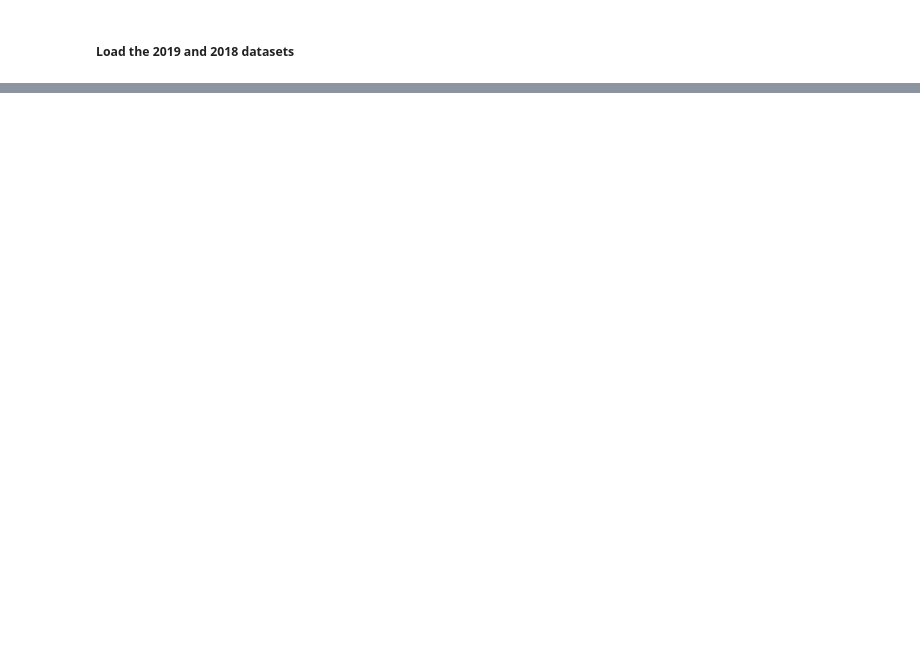
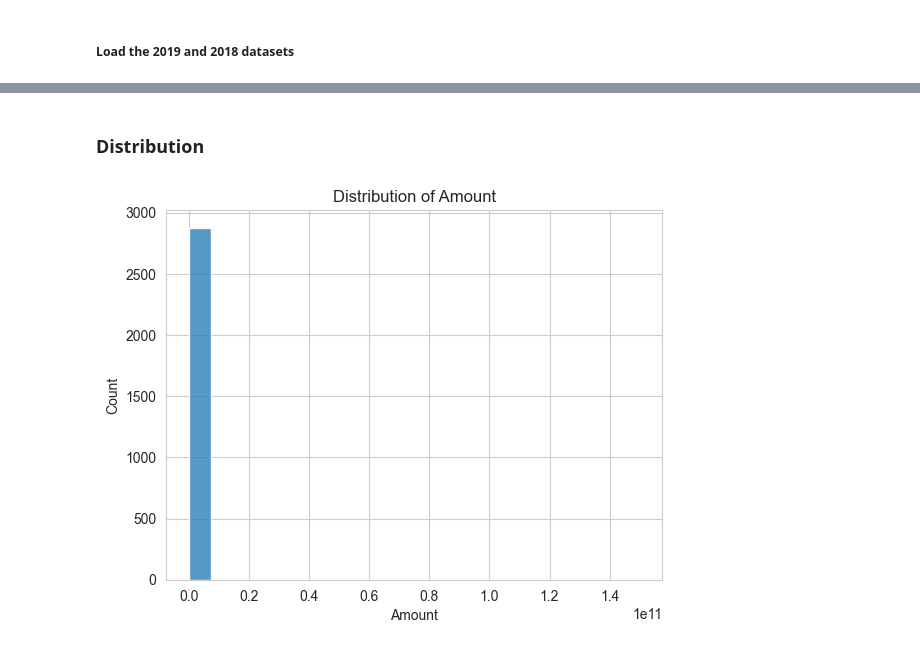
Before and after one commit to noemie-wanjiru/startup-funding-analysis, a Jupyter notebook: main.ipynb, the cells around one changed output, grey strips where cells are left out. Cells and saved outputs as stored; diff of their text form; code cells hidden in the pictures; blank space fills up the shorter version.

```diff
--- a/main.ipynb
+++ b/main.ipynb
@@ -157,0 +1003,10 @@ df.head()
+# %%
+#rename the column to no_of_investors and drop the investor column
+clean_data=clean_data.rename(columns={'num_strings':'no_of_investors'})
+clean_data.drop(columns='Investor', inplace = True)
+# %%
+#Apply a function to create a column named num_strings with the number of founders
+clean_data= count_comma_separated_strings(clean_data, 'Founders')
+#rename the column to no_of_investors and drop the investor column
+clean_data=clean_data.rename(columns={'num_strings':'no_of_founders'})
+clean_data.drop(columns='Founders', inplace = True)
@@ -157,0 +1049,10 @@ df.head()
+# %%
+def clean(value):
+    if isinstance(value, str):
+        return np.nan
+    else:
+        return value
+
+clean_data['Founded']=clean_data['Founded'].apply(clean)
+
+clean_data['Founded'].fillna(clean_data['Founded'].mode()[0],inplace=True)
@@ -157,0 +1079,14 @@ df.head()
+# %%
+#define a dictionary to hold the values to be replaced and their replacements
+replacements={'Pre-series A1':'Pre seed','Pre-series A':'Pre seed','Pre-seed':'Pre seed','Pre-series B':'Pre seed','Seed+':'Seed','Series F2':'Series F',
+                'Series A+':'Series A','Series B3':'Series B','PE':'Pre seed','Series F1':'Series F','Pre series A1':'Pre seed', 'Early seed':'Seed',
+                'Series D1':'Series D','Seies A':'Series A','Pre-series':'Pre seed','Series A2':'Series A','Venture - Series Unknown':'Venture','Series B+':'Series B',
+                'Seed fund':'Seed','Post series A':'Series A','Seed funding':'Seed','Series C, D':'Series C','Seed Investment':'Seed','Pre series C':'Pre seed',
+                'Pre series B': 'Pre seed','Pre seed round':'Pre seed','Seed Round':'Seed','Pre series A':'Pre seed','Series E2':'Series E','Pre seed Round':'Pre seed',
+                'Pre Series A':'Pre seed','Seed Round & Series A':'Seed','Pre-seed Round':'Pre seed','Seed round':'Seed','Seed Funding':'Seed','Series A-1':'Series A',
+                'Seed A':'Seed','Pre- series A':'Pre seed','Series B2':'Series B','Pre-series C':'Pre seed','Pre-Series B':'Pre seed','Pre seed C':'Pre seed','Pre-Seed':'Pre seed',
+                'Seed & Series A':'Seed','Seeding':'Seed'}
+
+#replace the incorrect values in the stage column with the correct values
+for incorrect_value, correct_value in replacements.items():
+    clean_data['Stage'] = clean_data['Stage'].str.replace(incorrect_value, correct_value, regex=False)
@@ -157,0 +1140,11 @@ df.head()
+# %% [markdown]
+
+### Distribution
+# %%
+# Distribution of the Amount Column
+sns.histplot(clean_data['Amount'], bins=20)
+plt.title('Distribution of Amount')
+
+plt.show()
+# %% [output]
+[figure, added]
```
Also changed, not shown: parts of 174 cells of this notebook, 4 other files.
